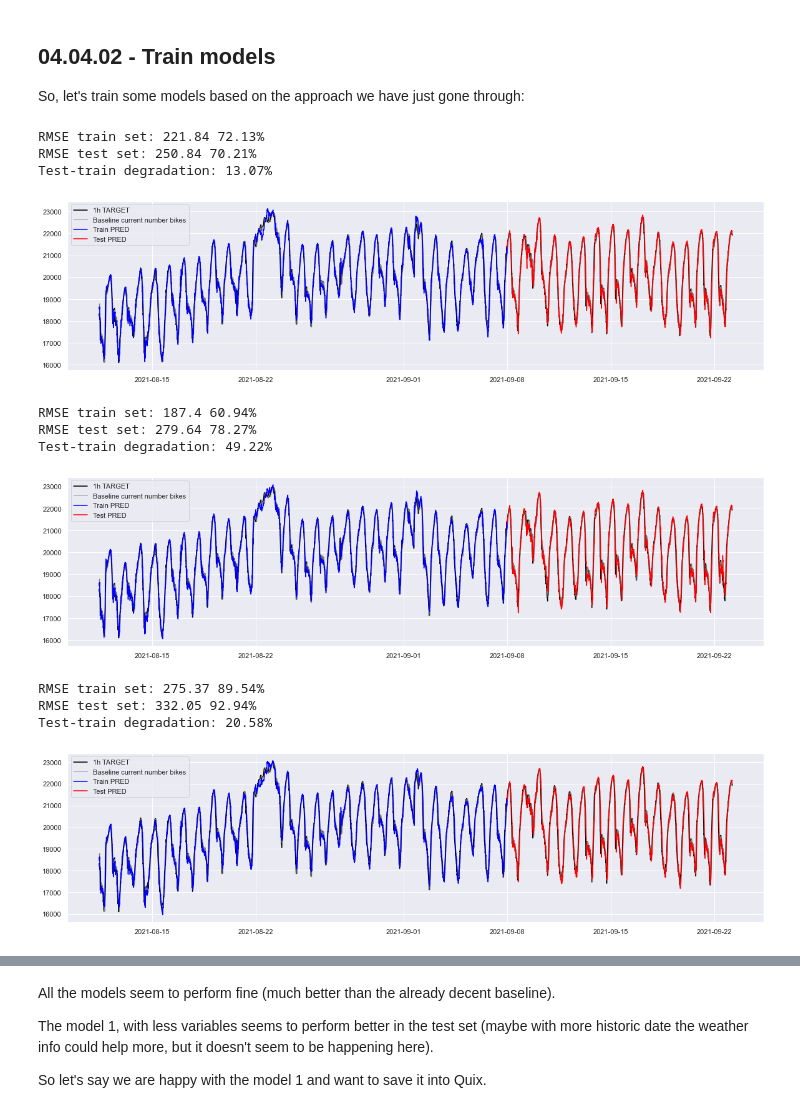
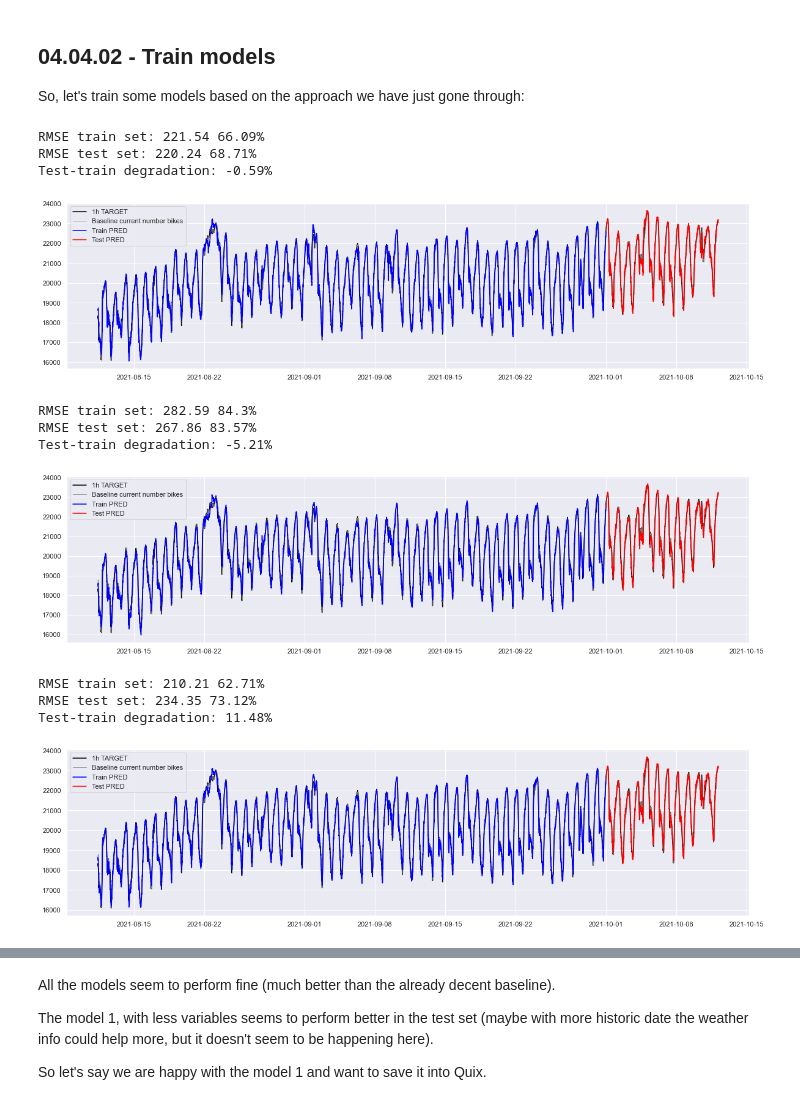
Before and after one commit to quixio/NY-bikes-tutorial, a Jupyter notebook: notebooks-and-sample-data/04 - Train ML models.ipynb, the cells around one changed output, grey strips where cells are left out. Saved outputs shown, nothing was run; the diff lists cells and outputs as text; code cells hidden in the pictures.

```diff
--- a/notebooks-and-sample-data/04 - Train ML models.ipynb
+++ b/notebooks-and-sample-data/04 - Train ML models.ipynb
@@ -70,6 +70,6 @@ plt.show()
 # %%
 # Let's split the data in train-test simply chronologically
-date_to_split = pd.to_datetime('20210908', format='%Y%m%d', errors='ignore').tz_localize(pytz.timezone('America/New_York')).astimezone(tz.gettz('America/New_York'))
+date_to_split = pd.to_datetime('20211001', format='%Y%m%d', errors='ignore').tz_localize(pytz.timezone('America/New_York')).astimezone(tz.gettz('America/New_York'))
 
 df_train = df[df['Timestamp_NY']<date_to_split].dropna()
 df_test = df[df['Timestamp_NY']>=date_to_split].dropna()
@@ -150,26 +150,26 @@ def basic_quality_metrics(model, X_train, X_test, y_train, y_test, model_type='1
 # %%
 # Define cols to use
 cols_1h_1 = ['hour', 'dayofweek']
 
 # Define model hyperparameters
-m_1h_1 = XGBRegressor(gamma=2500000)
+m_1h_1 = XGBRegressor(gamma=250)
 
 # Model train
 m_1h_1 = m_1h_1.fit(X=df_train[cols_1h_1], y=y_train_1h)
 
 # Entrenamos y predecimos con dicho modelo
 basic_quality_metrics(m_1h_1, df_train[cols_1h_1], df_test[cols_1h_1], y_train_1h, y_test_1h)
 # %% [output]
-RMSE train set: 221.84 72.13%
-RMSE test set: 250.84 70.21%
-Test-train degradation: 13.07%
+RMSE train set: 221.54 66.09%
+RMSE test set: 220.24 68.71%
+Test-train degradation: -0.59%
-[figure, old version]
+[figure, new version]
 # %%
 # Define cols to use
 cols_1h_2 = ['hour', 'dayofweek', 'wind_kph', 'feelslike_temp_c']
 
 # Define model hyperparameters
-m_1h_2 = XGBRegressor(gamma=2500000)
+m_1h_2 = XGBRegressor(gamma=50000000)
 
 # Model train
 m_1h_2 = m_1h_2.fit(X=df_train[cols_1h_2], y=y_train_1h)
@@ -177,16 +177,16 @@ m_1h_2 = m_1h_2.fit(X=df_train[cols_1h_2], y=y_train_1h)
 # Entrenamos y predecimos con dicho modelo
 basic_quality_metrics(m_1h_2, df_train[cols_1h_2], df_test[cols_1h_2], y_train_1h, y_test_1h)
 # %% [output]
-RMSE train set: 187.4 60.94%
-RMSE test set: 279.64 78.27%
-Test-train degradation: 49.22%
+RMSE train set: 282.59 84.3%
+RMSE test set: 267.86 83.57%
+Test-train degradation: -5.21%
-[figure, old version]
+[figure, new version]
 # %%
 # Define cols to use
 cols_1h_3 = ['hour', 'dayofweek', 'wind_kph', 'feelslike_temp_c', 'condition_Clear', 'condition_Clouds', 'condition_Rain', 'condition_Snow']
 
 # Define model hyperparameters
-m_1h_3 = XGBRegressor(gamma=25000000)
+m_1h_3 = XGBRegressor(gamma=5000000)
 
 # Model train
 m_1h_3 = m_1h_3.fit(X=df_train[cols_1h_3], y=y_train_1h)
@@ -194,10 +194,10 @@ m_1h_3 = m_1h_3.fit(X=df_train[cols_1h_3], y=y_train_1h)
 # Entrenamos y predecimos con dicho modelo
 basic_quality_metrics(m_1h_3, df_train[cols_1h_3], df_test[cols_1h_3], y_train_1h, y_test_1h)
 # %% [output]
-RMSE train set: 275.37 89.54%
-RMSE test set: 332.05 92.94%
-Test-train degradation: 20.58%
+RMSE train set: 210.21 62.71%
+RMSE test set: 234.35 73.12%
+Test-train degradation: 11.48%
-[figure, old version]
+[figure, new version]
 # %%
 # Compare models
 pd.DataFrame({'model': ['Baseline: bikes now', 'Model 1', 'Model 2', 'Model 3'],
```
Also changed, not shown: parts of 14 cells of this notebook, 7 other files.
